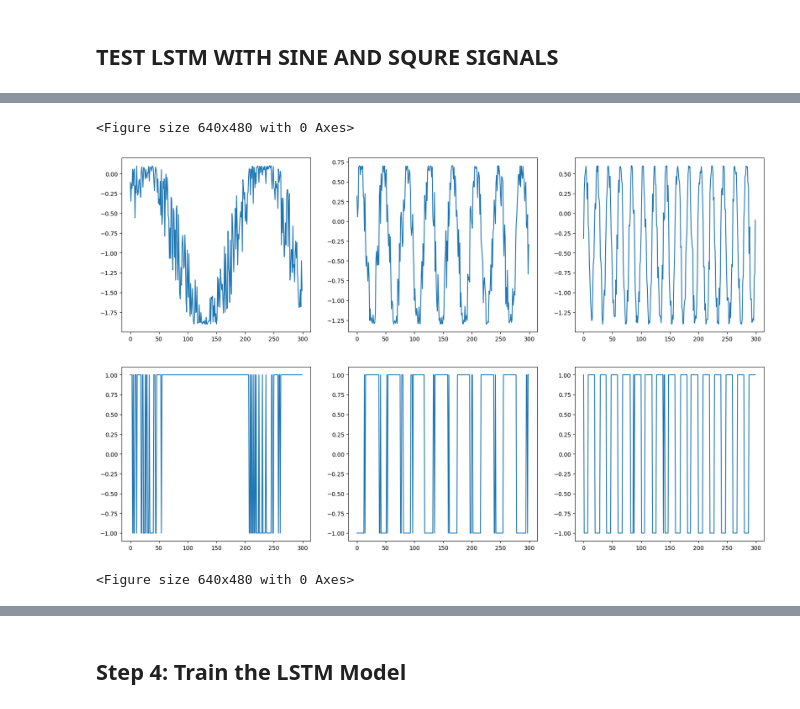
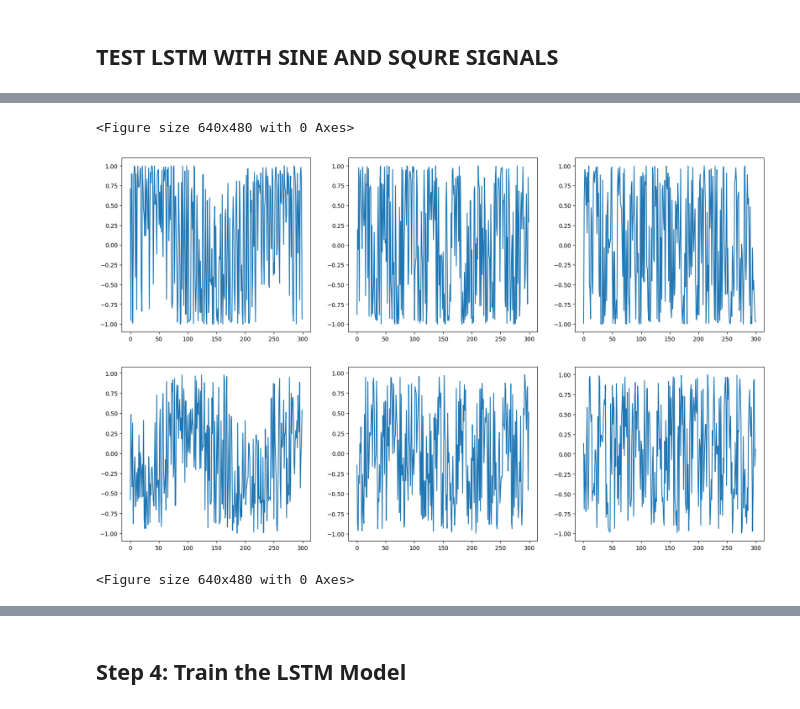
Before and after one commit to Bornholmersild/hybrid_bci, a Jupyter notebook: src/models/classification_platform.ipynb, the cells around one changed output, grey strips where cells are left out. Saved outputs shown, nothing was run; the diff lists cells and outputs as text; code cells hidden in the pictures.

```diff
--- a/src/models/classification_platform.ipynb
+++ b/src/models/classification_platform.ipynb
@@ -481,73 +474,75 @@ onset EMG shape: (105, 200, 6)
 # %% [markdown]
 ## TEST LSTM WITH SINE AND SQURE SIGNALS
 # %%
-from scipy.signal import chirp
+from scipy.signal import chirp, sawtooth
 
-N = 100000
+N = 38000
 
-rng1 = np.random.uniform(0, 1.2, N)
-rng2 = np.random.uniform(0, 1, N)
-rng3 = np.random.uniform(0, 0.8, N)
-rng4 = np.random.uniform(0, 0.6, N)
-rng5 = np.random.uniform(0, 0.4, N)
-rng6 = np.random.uniform(0, 0.2, N)
+rng1 = np.random.uniform(-2, 2, N)
+rng2 = np.random.uniform(-2, 2, N)
+rng3 = np.random.uniform(-2, 2, N)
+rng4 = np.random.uniform(-1, 1, N//2)
+rng5 = np.random.uniform(-1, 1, N//2)
+rng6 = np.random.uniform(-1, 1, N//2)
 
-X_sin1 = np.sin(np.arange(N) * 0.01 * np.pi + rng1) - 0.9
-X_sin2 = np.sin(np.arange(N) * 0.05 * np.pi + rng2) - 0.3
-X_sin3 = np.sin(np.arange(N) * 0.1 * np.pi + rng3) - 0.4
-X_cos1 = np.cos(np.arange(N) * 0.01 * np.pi + rng4)
-X_cos2 = np.cos(np.arange(N) * 0.05 * np.pi + rng5)
-X_cos3 = np.cos(np.arange(N) * 0.1 * np.pi + rng6)
+# Class 1
+EEG_sin_f1 = np.sin(np.arange(N) * 0.01 * np.pi + rng1)
+EEG_sin_f2 = np.sin(np.arange(N) * 0.05 * np.pi + rng2)
+EEG_sin_f3 = np.sin(np.arange(N) * 0.1 * np.pi + rng3)
+EMG_cos_f1 = np.cos(np.arange(N//2) * 0.01 * np.pi + rng4)
+EMG_cos_f2 = np.cos(np.arange(N//2) * 0.05 * np.pi + rng5)
+EMG_cos_f3 = np.cos(np.arange(N//2) * 0.1 * np.pi + rng6)
 
-X_squre1 = -np.sign(X_sin1)
-X_squre2 = -np.sign(X_sin2)
-X_squre3 = -np.sign(X_sin3)
-X_squre4 = -np.sign(X_cos1)
-X_squre5 = -np.sign(X_cos2)
-X_squre6 = -np.sign(X_cos3)
+# Class 2
+EEG_tri_f1 = sawtooth(np.arange(N) * np.pi * 0.01 + rng1, 0.6)
+EEG_tri_f2 = sawtooth(np.arange(N) * np.pi * 0.05 + rng2, 0.6)
+EEG_tri_f3 = sawtooth(np.arange(N) * np.pi * 0.1 + rng3, 0.6)
+EMG_tri_f1 = sawtooth(np.arange(N//2) * np.pi * 0.01 + rng4, 0.5)
+EMG_tri_f2 = sawtooth(np.arange(N//2) * np.pi * 0.05 + rng5, 0.5)
+EMG_tri_f3 = sawtooth(np.arange(N//2) * np.pi * 0.1 + rng6, 0.5)
 
 # Stack features
-X1_EEG = np.column_stack((X_sin1, X_sin2, X_sin3))
-X2_EEG = np.column_stack((X_squre1, X_squre2, X_squre3))
+EEG_class1 = np.column_stack((EEG_sin_f1, EEG_sin_f2, EEG_sin_f3))
+EMG_class1 = np.column_stack((EMG_cos_f1, EMG_cos_f2, EMG_cos_f3))
 
-X1_EMG = np.column_stack((X_cos1, X_cos2, X_cos3))
-X2_EMG = np.column_stack((X_squre4, X_squre5, X_squre6))
+EEG_class2 = np.column_stack((EEG_tri_f1, EEG_tri_f2, EEG_tri_f3))
+EMG_class2 = np.column_stack((EMG_tri_f1, EMG_tri_f2, EMG_tri_f3))
 
 # Make epochs
-X_EEG_class1_epoch = X1_EEG.reshape(100, 1000, 3)
-X_EEG_class2_epoch = X2_EEG.reshape(100, 1000, 3)
+X_EEG_class1_epoch = EEG_class1.reshape(100, 380, 3)
+X_EMG_class1_epoch = EMG_class1.reshape(100, 190, 3)
 
-X_EMG_class1_epoch = X1_EMG.reshape(100, 1000, 3)
-X_EMG_class2_epoch = X2_EMG.reshape(100, 1000, 3)
+X_EEG_class2_epoch = EEG_class2.reshape(100, 380, 3)
+X_EMG_class2_epoch = EMG_class2.reshape(100, 190, 3)
 
 plt.figure()
 fig, axes = plt.subplots(2, 3, figsize=(20, 12))
-axes[0, 0].plot(X1_EEG[:300, 0], label='Sinusoidal Signal - Feature 1')
-axes[0, 1].plot(X1_EEG[:300, 1], label='Sinusoidal Signal - Feature 2')
-axes[0, 2].plot(X1_EEG[:300, 2], label='Sinusoidal Signal - Feature 3')
+axes[0, 0].plot(EEG_class1[:300, 0], label='EEG class 1 - Feature 1')
+axes[0, 1].plot(EEG_class1[:300, 1], label='EEG class 1 - Feature 2')
+axes[0, 2].plot(EEG_class1[:300, 2], label='EEG class 1 - Feature 3')
 
-axes[1, 0].plot(X2_EEG[:300, 0], label='Square Signal - Feature 1')
-axes[1, 1].plot(X2_EEG[:300, 1], label='Square Signal - Feature 2')
-axes[1, 2].plot(X2_EEG[:300, 2], label='Square Signal - Feature 3')
+axes[1, 0].plot(EEG_class2[:300, 0], label='EEG class 2 - Feature 1')
+axes[1, 1].plot(EEG_class2[:300, 1], label='EEG class 2 - Feature 2')
+axes[1, 2].plot(EEG_class2[:300, 2], label='EEG class 2 - Feature 3')
 
 plt.figure()
 fig, axes = plt.subplots(2, 3, figsize=(20, 12))
-axes[0, 0].plot(X1_EMG[:300, 0], label='Sinusoidal Signal - Feature 1')
-axes[0, 1].plot(X1_EMG[:300, 1], label='Sinusoidal Signal - Feature 2')
-axes[0, 2].plot(X1_EMG[:300, 2], label='Sinusoidal Signal - Feature 3')
+axes[0, 0].plot(EMG_class1[:300, 0], label='EMG class 1 - Feature 1')
+axes[0, 1].plot(EMG_class1[:300, 1], label='EMG class 1 - Feature 2')
+axes[0, 2].plot(EMG_class1[:300, 2], label='EMG class 1 - Feature 3')
 
-axes[1, 0].plot(X2_EMG[:300, 0], label='Square Signal - Feature 1')
-axes[1, 1].plot(X2_EMG[:300, 1], label='Square Signal - Feature 2')
-axes[1, 2].plot(X2_EMG[:300, 2], label='Square Signal - Feature 3')
+axes[1, 0].plot(EMG_class2[:300, 0], label='EMG class 2 - Feature 1')
+axes[1, 1].plot(EMG_class2[:300, 1], label='EMG class 2 - Feature 2')
+axes[1, 2].plot(EMG_class2[:300, 2], label='EMG class 3 - Feature 3')
 
-X, Y = None, None
-EEG = np.concatenate((X_EEG_class1_epoch, X_EEG_class2_epoch))
-EMG = np.concatenate((X_EMG_class1_epoch, X_EMG_class2_epoch))
+EEG_X, EMG_X, labels = None, None, None
+EEG_X = np.concatenate((X_EEG_class1_epoch, X_EEG_class2_epoch))
+EMG_X = np.concatenate((X_EMG_class1_epoch, X_EMG_class2_epoch))
 labels = np.concatenate((np.zeros(X_EEG_class1_epoch.shape[0]), np.ones(X_EEG_class2_epoch.shape[0])))
 # X = epoch_2t32['index']
 # Y = np.zeros(epoch_2t32['index'].shape[0])
 
-print(f'EEG shape: {EEG.shape}',
-      f'\nEMG shape: {EMG.shape}',
+print(f'EEG shape: {EEG_X.shape}',
+      f'\nEMG shape: {EMG_X.shape}',
       f'\nLabels shape: {labels.shape}')
 # %% [output]
@@ -555,3 +552,3 @@ print(f'EEG shape: {EEG.shape}',
 <Figure size 640x480 with 0 Axes>
-[figure, old version]
+[figure, new version]
 <Figure size 640x480 with 0 Axes>
```
Also changed, not shown: parts of 16 cells of this notebook, 56 other files.
